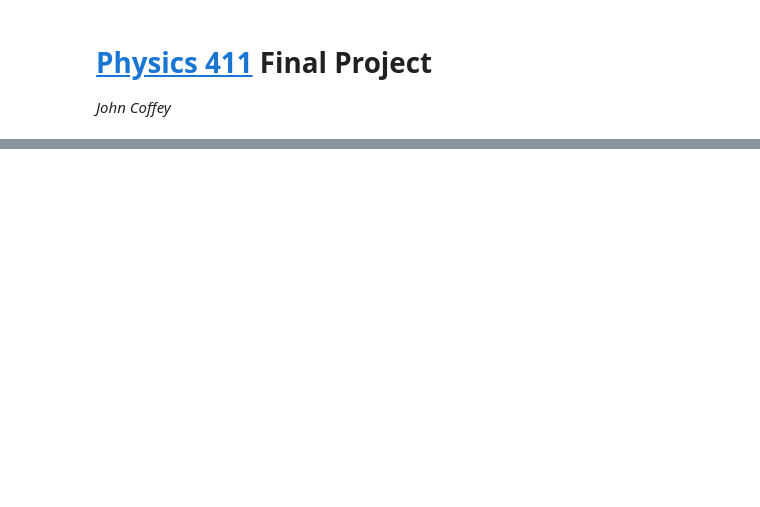
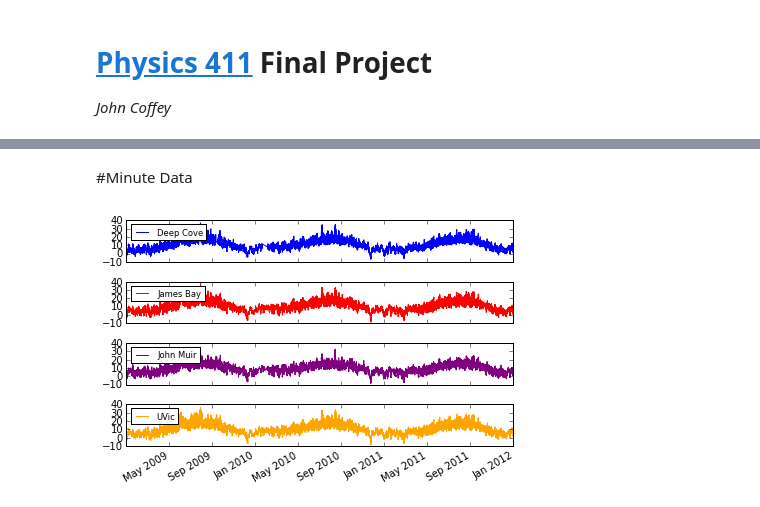
Before and after one commit to ingosh/Phy411Assignments, a Jupyter notebook: Project.ipynb, the cells around one changed output, grey strips where cells are left out. Saved outputs shown, nothing was run; the diff lists cells and outputs as text; code cells hidden in the pictures; blank space fills up the shorter version.

```diff
--- a/Project.ipynb
+++ b/Project.ipynb
@@ -28,3 +28,14 @@ hourdata = np.loadtxt(hourfile)
 data = hourdata[:,2:]
 lng = hourdata[:,:1][:,0] - 360.  # -360 to fix that stations (0 to 360), coast (-180, 180).
 lat = hourdata[:,1:2][:,0]
+# %%
+# Make hour data
+# The data sets start on 1 Jan 2009 a minute after midnight local, or at 08:00 UTC = 733408.333.
+d = datetime.date(2012,1,1)
+tstart = 733408.333
+hours = np.arange(tstart, tstart+len(data[0])/24., 1./24.)  # step size is every hour
+d.fromordinal(int(hours[0])), d.fromordinal(int(hours[-1]))  # three years worth of data
+
+# First three measurements for all stations are nan, remove
+data = data[:,3:]
+hours = hours[3:]
@@ -51,0 +187,38 @@ ValueError: Wrong number of columns at line 219
+# %% [markdown]
+#Minute Data
+# %%
+# fill in nan values with linear interpolation
+
+def interp(data, rmean=False):
+    # 1d interpolation to fill in nan values
+    ok = -np.isnan(data)
+    xp = ok.ravel().nonzero()[0]
+    fp = data[-np.isnan(data)]
+    x  = np.isnan(data).ravel().nonzero()[0]
+    data[np.isnan(data)] = np.interp(x, xp, fp)
+    if rmean:
+        data -= np.mean(data)  # remove mean
+    return data
+
+dc = interp(dc, rmean=False)
+jb = interp(jb, rmean=False)
+jm = interp(jm, rmean=False)
+uv = interp(uv, rmean=False)
+# %%
+fig, (ax1, ax2, ax3, ax4) = plt.subplots(4, sharex=True, sharey=True)#, figsize=(10,5))
+
+ldc = ax1.plot_date(mins, dc, '-b', label='Deep Cove') ; ax1.legend(loc='best', fontsize='small')
+ljb = ax2.plot_date(mins, jb, '-r', label='James Bay') ; ax2.legend(loc='best', fontsize='small')
+ljm = ax3.plot_date(mins, jm, 'purple', label='John Muir') ; ax3.legend(loc='best', fontsize='small')
+luv = ax4.plot_date(mins, uv, 'orange', label='UVic') ; ax4.legend(loc='best', fontsize='small')
+
+# Fine-tune figure; make subplots close to each other and hide x ticks for
+# all but bottom plot.
+fig.subplots_adjust(hspace=0)
+plt.setp([a.get_xticklabels() for a in fig.axes[:-1]], visible=False)
+
+fig.autofmt_xdate()
+plt.tight_layout()
+#plt.savefig('figures/min_timeseries.png')
+# %% [output]
+[figure, added]
```
Also changed, not shown: parts of 15 cells of this notebook, 1 other file.
